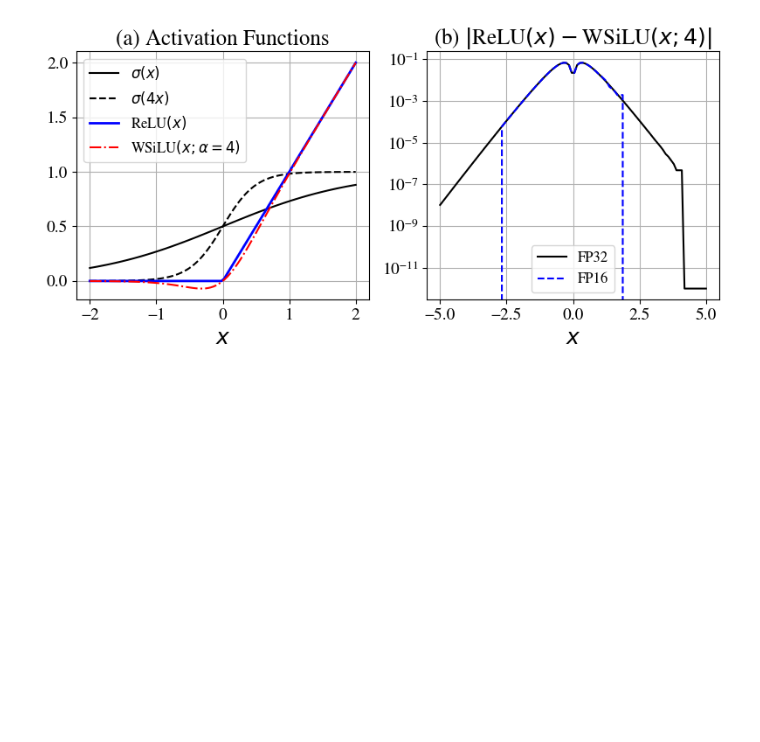
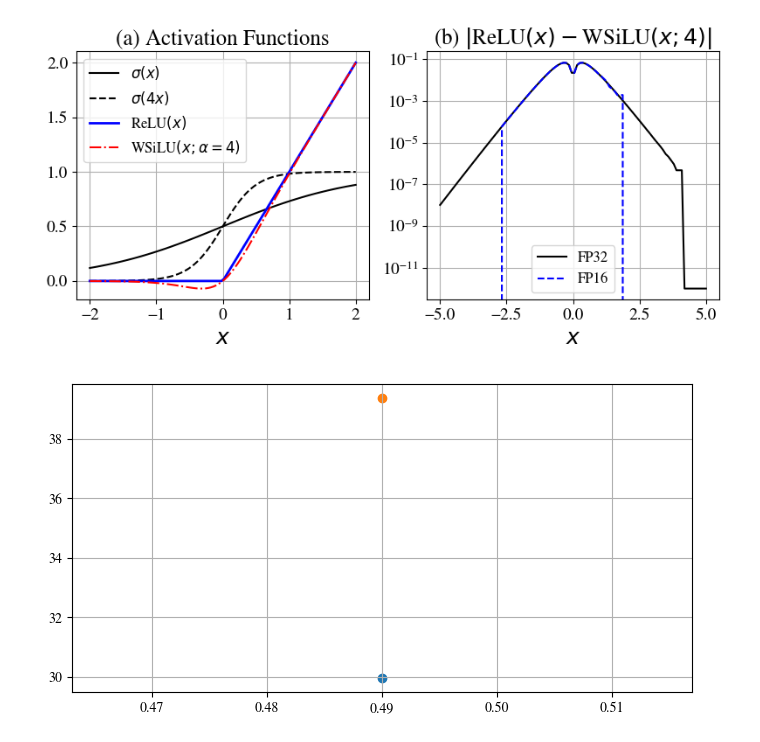
Before and after one commit to radc/hwsigmoid_lascas2026, a Jupyter notebook: notebooks/ruhan_figures.ipynb, the cells around one changed output. Saved outputs shown, nothing was run; the diff lists cells and outputs as text; code cells hidden in the pictures; blank space fills up the shorter version.

```diff
--- a/notebooks/ruhan_figures.ipynb
+++ b/notebooks/ruhan_figures.ipynb
@@ -211,3 +211,33 @@ plt.savefig("../paper_figures/activation_func_error.pdf", dpi=1200, bbox_inches=
 plt.show()
 # %% [output]
 [figure]
+# %%
+import numpy as np
+import matplotlib.pyplot as plt
+
+plt.figure(figsize=(8, 4))
+plt.rcParams["font.family"] = "Nimbus Roman"
+
+POINTS = {
+    "poly" : {
+        "bd-rate" : 0.49,
+        "30" : {
+            "power" : 29.97,
+            "area" : 209.81,
+        },
+        "15" : {
+            "power" : 39.38,
+            "area" : 153.12,
+        },
+    }
+}
+
+for label in POINTS:
+    bd_rate = POINTS[label]["bd-rate"]
+    power_30 = POINTS[label]["30"]["power"]
+    power_15 = POINTS[label]["15"]["power"]
+    plt.grid(True)
+    plt.scatter(bd_rate, power_30)
+    plt.scatter(bd_rate, power_15)
+# %% [output]
+[figure, added]
```
Also changed, not shown: 3 other files.
